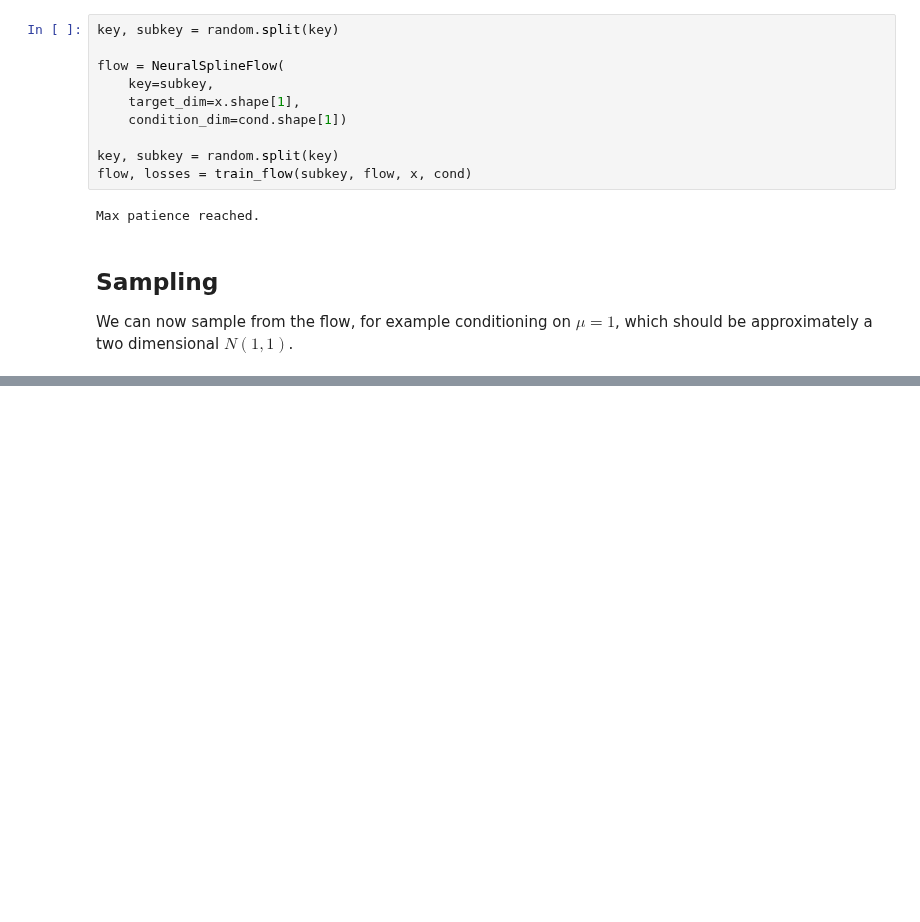
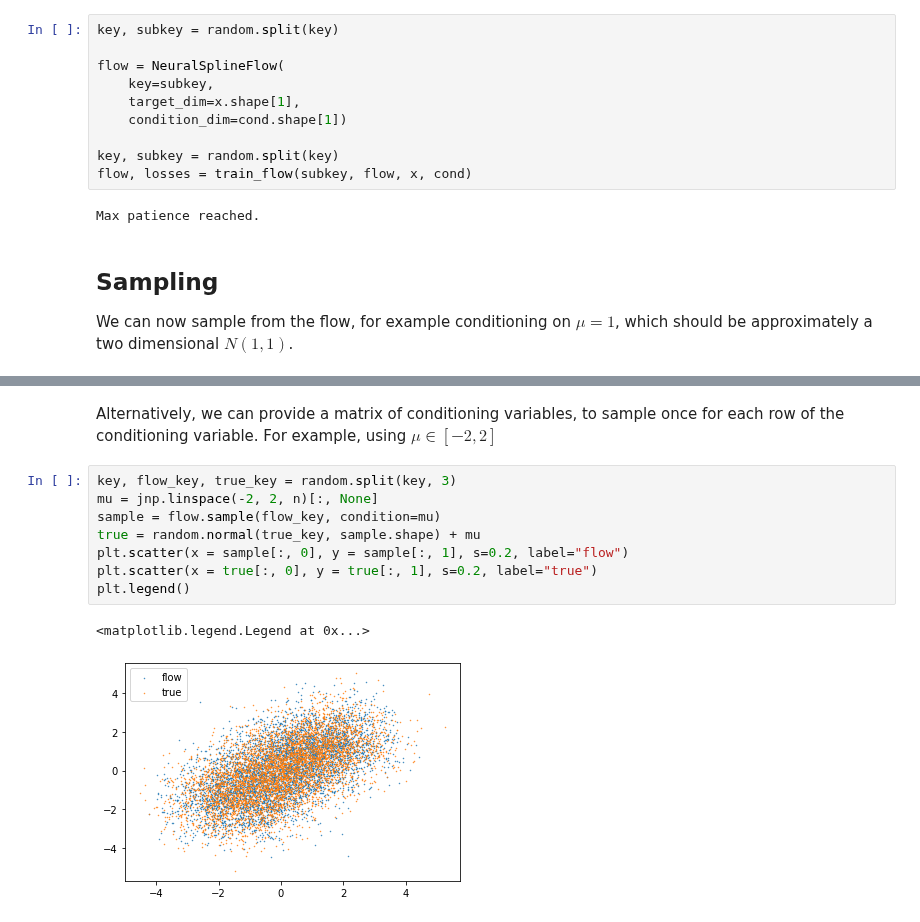
Before and after one commit to danielward27/flowjax, a Jupyter notebook: examples/conditional_nsf.ipynb, the cells around one changed output, grey strips where cells are left out. Drawn from its saved outputs; the diff is of its cells as text; blank space fills up the shorter version.

Commit message:
Update examples

```diff
--- a/examples/conditional_nsf.ipynb
+++ b/examples/conditional_nsf.ipynb
@@ -47,0 +46,13 @@ plt.legend()
+# %% [markdown]
+Alternatively, we can provide a matrix of conditioning variables, to sample once for each row of the conditioning variable. For example, using $\mu \in [-2, 2]$
+# %%
+key, flow_key, true_key = random.split(key, 3)
+mu = jnp.linspace(-2, 2, n)[:, None]
+sample = flow.sample(flow_key, condition=mu)
+true = random.normal(true_key, sample.shape) + mu
+plt.scatter(x = sample[:, 0], y = sample[:, 1], s=0.2, label="flow")
+plt.scatter(x = true[:, 0], y = true[:, 1], s=0.2, label="true")
+plt.legend()
+# %% [output]
+<matplotlib.legend.Legend at 0x...>
+[figure, added]
```
Also changed, not shown: parts of 3 cells of this notebook, 2 other files.
